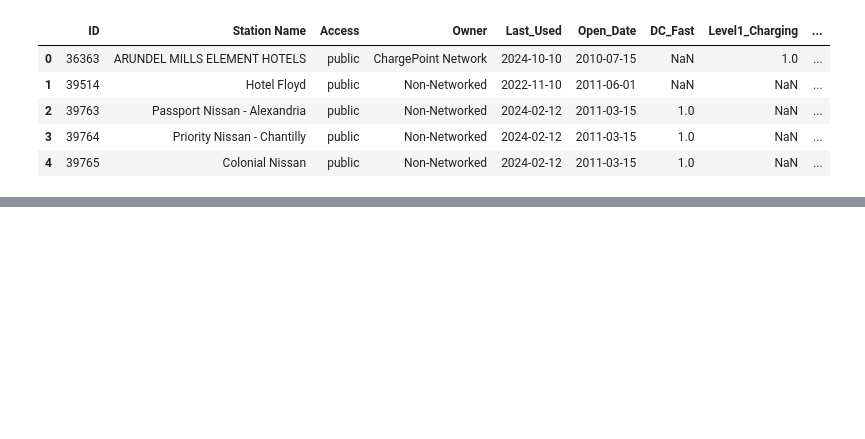
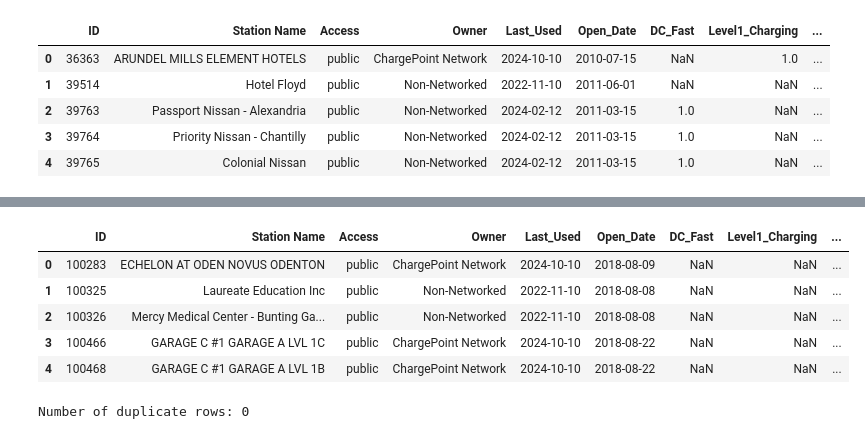
Before and after one commit to purcellcjp/EV-Charging-Dashboard, a Jupyter notebook: DMV Data/Data_Merge.ipynb, the cells around one changed output, grey strips where cells are left out. Cells and saved outputs as stored; diff of their text form; code cells hidden in the pictures; blank space fills up the shorter version.

```diff
--- a/DMV Data/Data_Merge.ipynb
+++ b/DMV Data/Data_Merge.ipynb
@@ -109,3 +127,34 @@ DMV_Merge.head()
+# %%
+# fix the different data set types for ID
+Dawson_data['ID'] = Dawson_data['ID'].astype(str)
+Daniel_data['ID'] = Daniel_data['ID'].astype(str)
+# %%
+#merge data frames
+merge_columns = [
+    'ID', 'Station Name', 'Access', 'Owner', 'Last_Used', 'Open_Date',
+    'DC_Fast', 'Level1_Charging', 'Level2_Charging', 'Address', 'City',
+    'State', 'Zipcode', 'Latitude', 'Longitude', 'Pricing',
+    'Connection_Type'
+]
+
+if 'Owner' not in Daniel_data.columns:
+    Daniel_data['Owner'] = None
+
+DMV_Merge = pd.merge(Dawson_data, Daniel_data, on=merge_columns, how='outer')
+DMV_Merge.head()
+# %% [output]
+|  | ID | Station Name | Access | Owner | Last_Used | Open_Date | DC_Fast | Level1_Charging | ... |
+| 0 | 100283 | ECHELON AT ODEN NOVUS ODENTON | public | ChargePoint Network | 2024-10-10 | 2018-08-09 | NaN | NaN | ... |
+| 1 | 100325 | Laureate Education Inc | public | Non-Networked | 2022-11-10 | 2018-08-08 | NaN | NaN | ... |
+| 2 | 100326 | Mercy Medical Center - Bunting Ga... | public | Non-Networked | 2022-11-10 | 2018-08-08 | NaN | NaN | ... |
+| 3 | 100466 | GARAGE C #1 GARAGE A LVL 1C | public | ChargePoint Network | 2024-10-10 | 2018-08-22 | NaN | NaN | ... |
+| 4 | 100468 | GARAGE C #1 GARAGE A LVL 1B | public | ChargePoint Network | 2024-10-10 | 2018-08-22 | NaN | NaN | ... |
+# %%
+# check for duplicates
+duplicate_count = DMV_Merge.duplicated().sum()
+print(f"Number of duplicate rows: {duplicate_count}")
+# %% [output]
+Number of duplicate rows: 0
 # %%
 # create output path csv file
 output_path = Path("DMV_Merge.csv")
```
Also changed, not shown: parts of 6 cells of this notebook, 2 other files.
